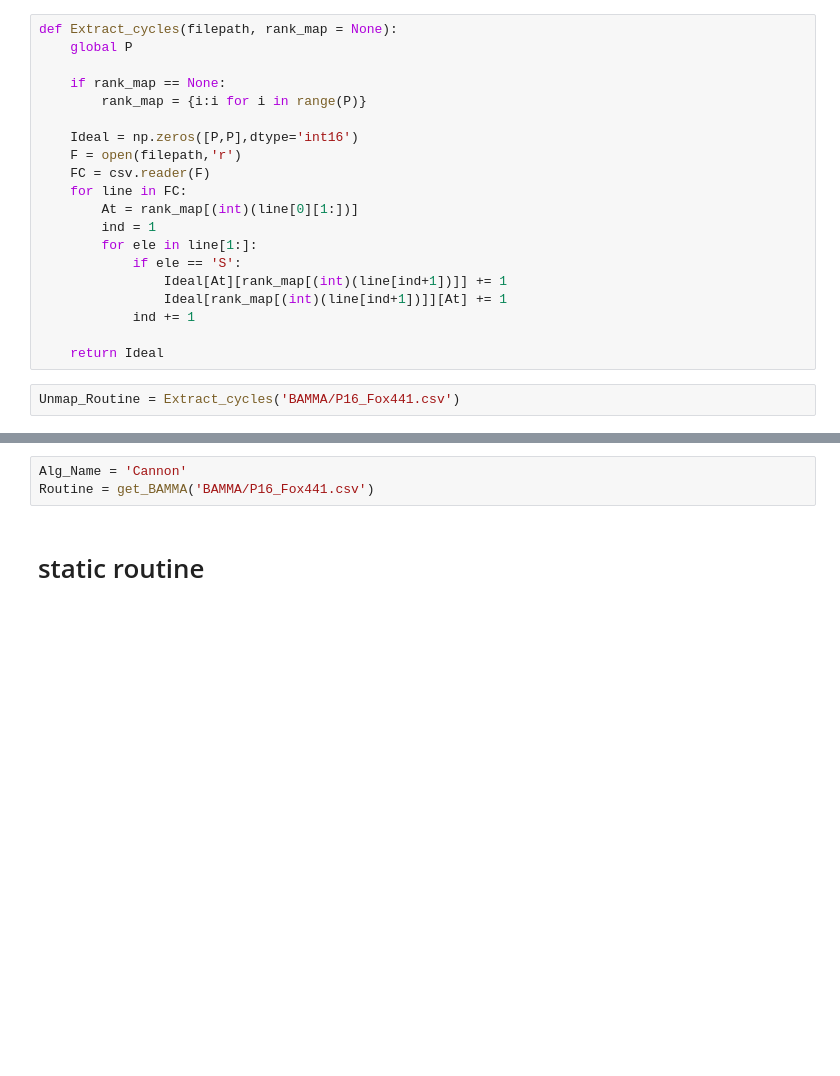
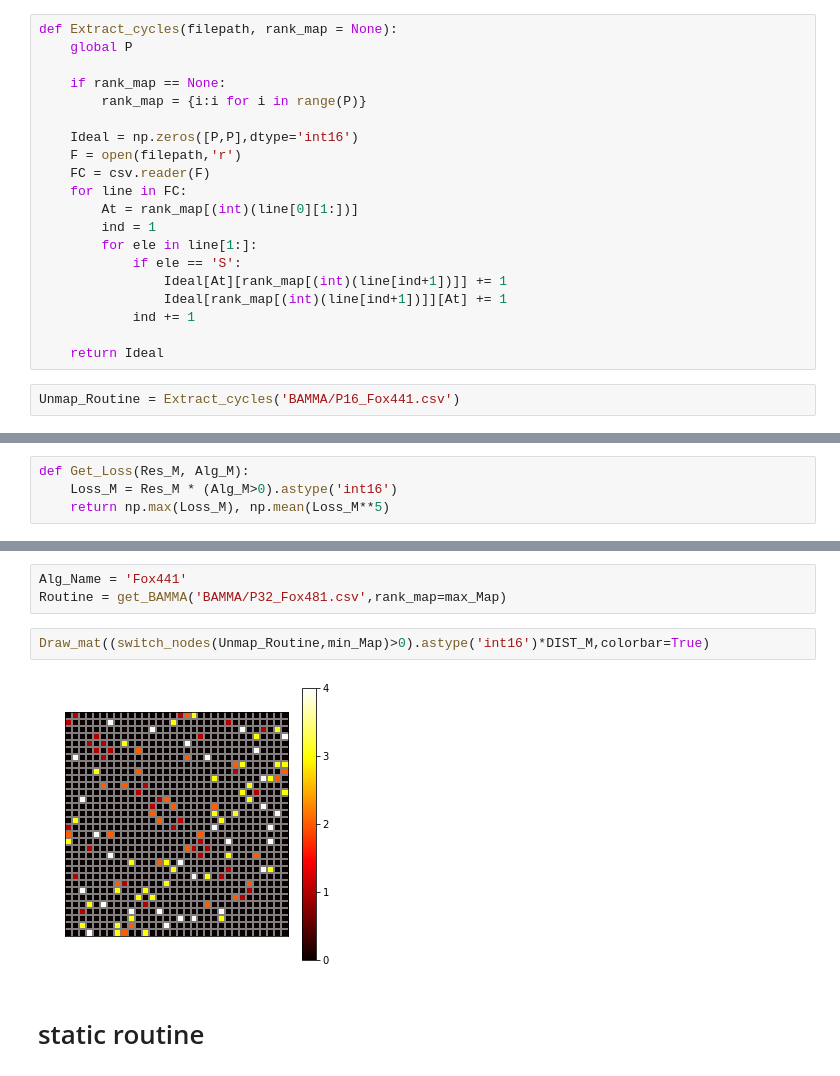
Before and after one commit to CvoidStudio/Parallel_Matrix_Topology, a Jupyter notebook: Simulator/MPI_Simulator.ipynb, the cells around one changed output, grey strips where cells are left out. Drawn from its saved outputs; the diff is of its cells as text; blank space fills up the shorter version.

```diff
--- a/Simulator/MPI_Simulator.ipynb
+++ b/Simulator/MPI_Simulator.ipynb
@@ -210,0 +219,4 @@ Draw_mat(Unmap_Routine,colorbar=True)
+# %%
+def Get_Loss(Res_M, Alg_M):
+    Loss_M = Res_M * (Alg_M>0).astype('int16')
+    return np.max(Loss_M), np.mean(Loss_M**5)
@@ -211,6 +285,10 @@ Draw_mat(Unmap_Routine,colorbar=True)
 # %%
-Alg_Name = 'Cannon'
-Routine = get_BAMMA('BAMMA/P16_Fox441.csv')
+Alg_Name = 'Fox441'
+Routine = get_BAMMA('BAMMA/P32_Fox481.csv',rank_map=max_Map)
+# %%
+Draw_mat((switch_nodes(Unmap_Routine,min_Map)>0).astype('int16')*DIST_M,colorbar=True)
+# %% [output]
+[figure, added]
 # %% [markdown]
 # static routine
 # %%
```
Also changed, not shown: parts of 22 cells of this notebook, 6 other files.
